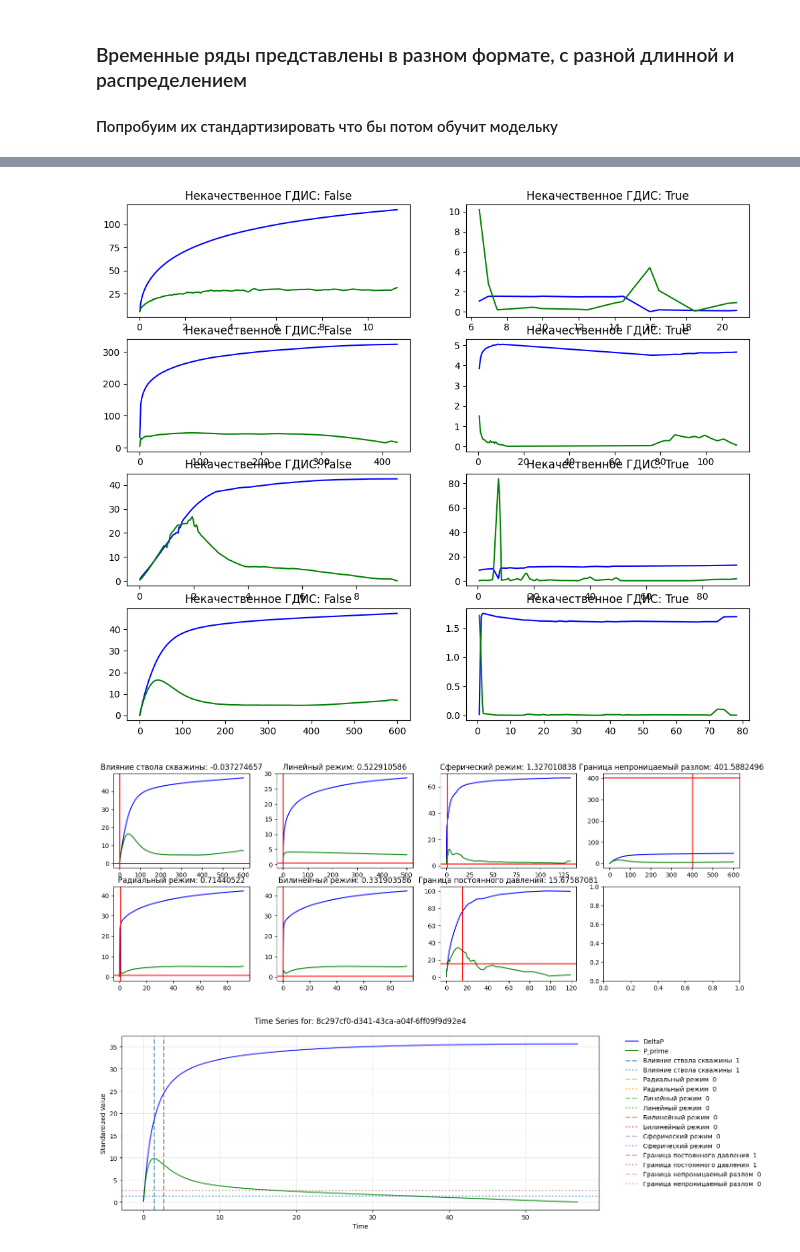
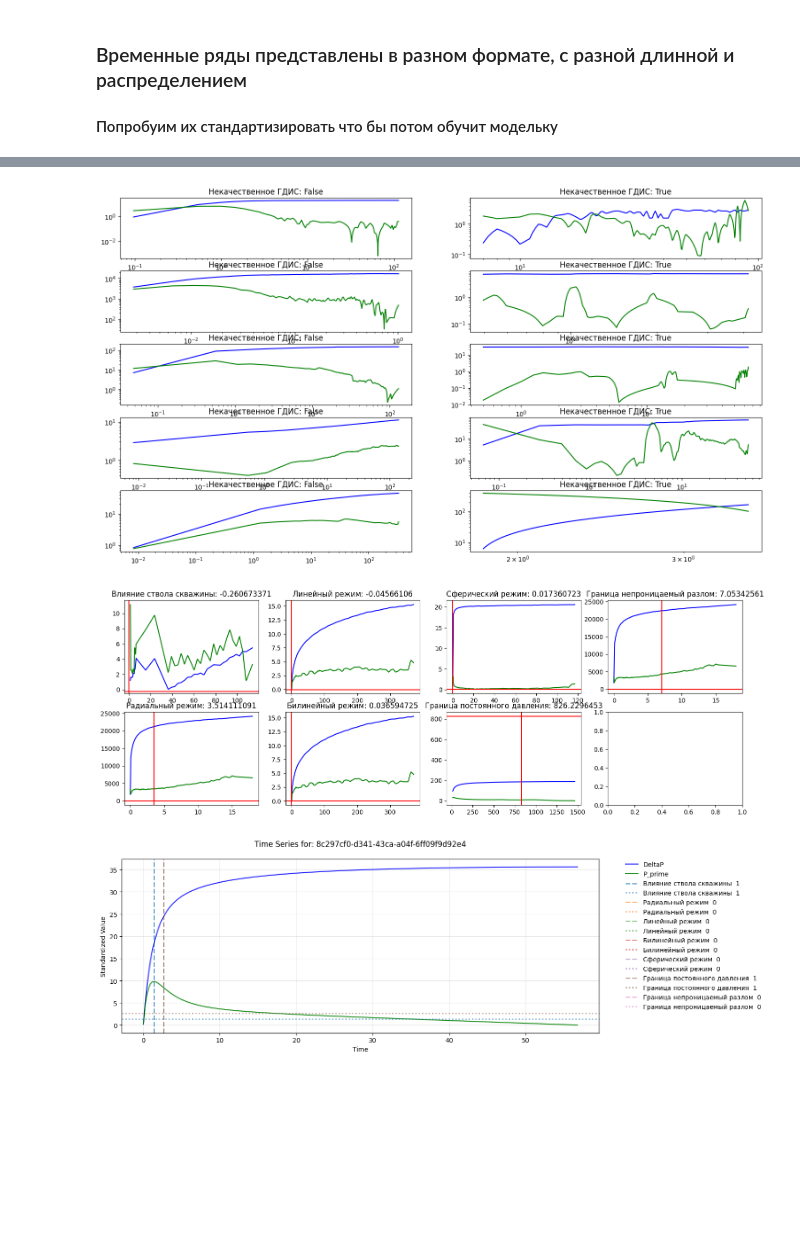
Before and after one commit to EZHOWWW/Siam, a Jupyter notebook: main.ipynb, the cells around one changed output, grey strips where cells are left out. Saved outputs shown, nothing was run; the diff lists cells and outputs as text; code cells hidden in the pictures; blank space fills up the shorter version.

```diff
--- a/main.ipynb
+++ b/main.ipynb
@@ -259,34 +259,34 @@ def get_train_s_data_from_loc(loc):
 
 [256 rows x 3 columns]
 # %%
-random_rows = hq_train_data.sample(n=400, random_state=120)
+random_rows = hq_train_data.sample(n=400, random_state=122)
 series = [get_train_data_from_loc(d) for d in random_rows.iloc]
 
-fig, ax = plt.subplots(4, 2, figsize = (12, 10) )
+fig, ax = plt.subplots(5, 2, figsize = (18, 10) )
 hq_train_data_t = random_rows[['file_name', 'Некачественное ГДИС']]
 target0 = hq_train_data_t[hq_train_data_t['Некачественное ГДИС'] == 0]
 target1 = hq_train_data_t[hq_train_data_t['Некачественное ГДИС'] == 1]
 for i, v in enumerate(target0.iloc):
-    if i > 3:
+    if i > 4:
         break
     ss = standardize_series(get_train_data_from_loc(v))
-    ax[i, 0].plot(ss['Time'], ss['DeltaP'], color='b')
-    ax[i, 0].plot(ss['Time'], ss['P_prime'], color='g')
+    ax[i, 0].loglog(ss['Time'], ss['DeltaP'], color='b')
+    ax[i, 0].loglog(ss['Time'], ss['P_prime'], color='g')
     ax[i, 0].set_title('Некачественное ГДИС: False')
 
 for i, v in enumerate(target1.iloc):
-    if i > 3:
+    if i > 4:
         break
     ss = standardize_series(get_train_data_from_loc(v))
-    ax[i, 1].plot(ss['Time'], ss['DeltaP'], color='b')
-    ax[i, 1].plot(ss['Time'], ss['P_prime'], color='g')
+    ax[i, 1].loglog(ss['Time'], ss['DeltaP'], color='b')
+    ax[i, 1].loglog(ss['Time'], ss['P_prime'], color='g')
     ax[i, 1].set_title('Некачественное ГДИС: True')
 plt.show()
 # %% [output]
-[figure, old version]
+[figure, new version]
 # %%
 # for all target show where it is true
-random_rows = hq_train_data.sample(n=100, random_state=45)
+random_rows = hq_train_data.sample(n=100, random_state=48)
 series = [get_train_data_from_loc(d) for d in random_rows.iloc]
 
 fig, ax = plt.subplots(2, 4, figsize= (18, 6))
@@ -301,7 +301,7 @@ for i, t in enumerate(hq_train_data_t.columns[2:9]):
     ax[ii].axhline(y=target[t+'_details'], color='r')
     ax[ii].set_title(f'{t}: {target[t+'_details']}')
 # %% [output]
-[figure, old version]
+[figure, new version]
 # %%
 # show all target lines(if have) in one series
 single_case = hq_train_data.sample(n=1, random_state=78).iloc[0]
```
Also changed, not shown: parts of 3 cells of this notebook, 3 other files.
